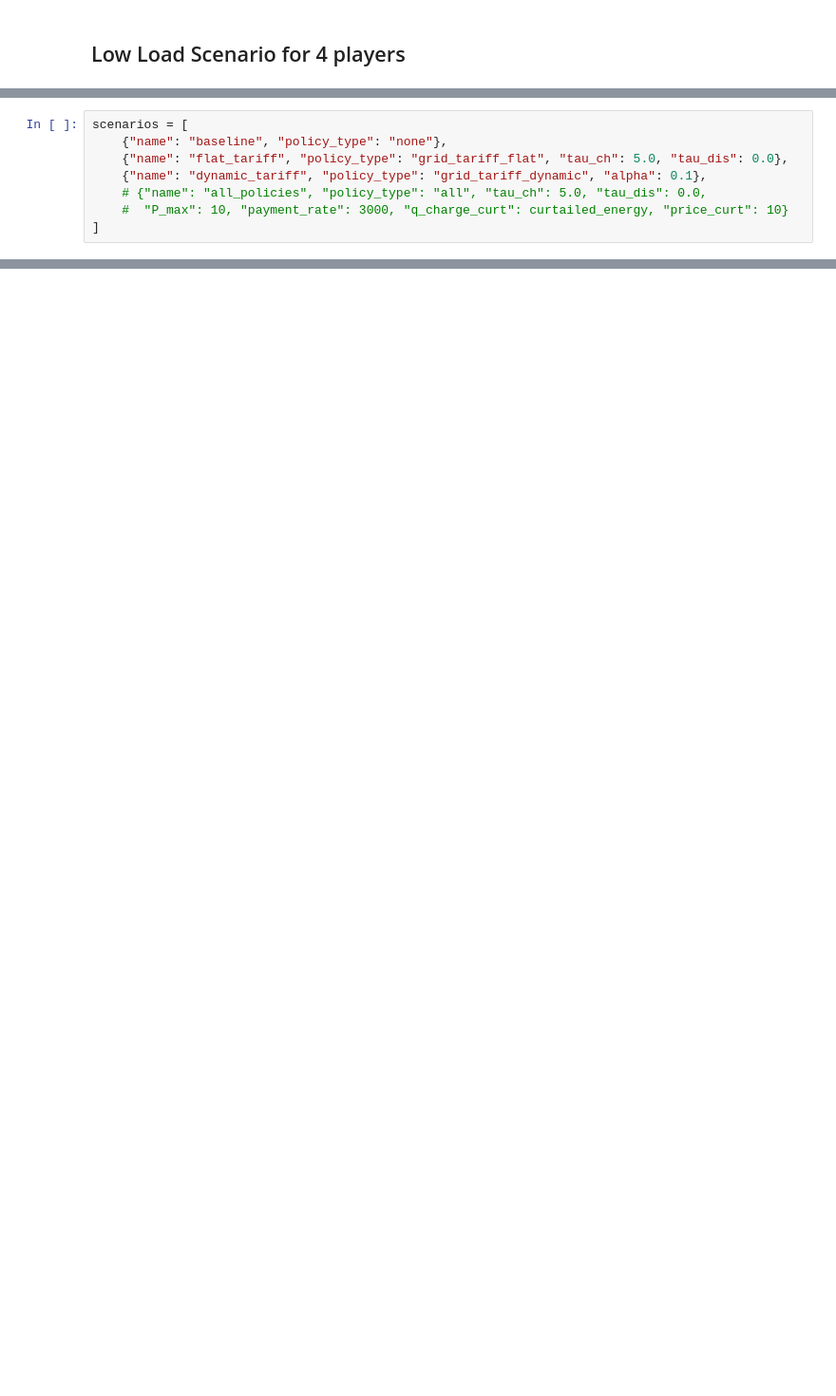
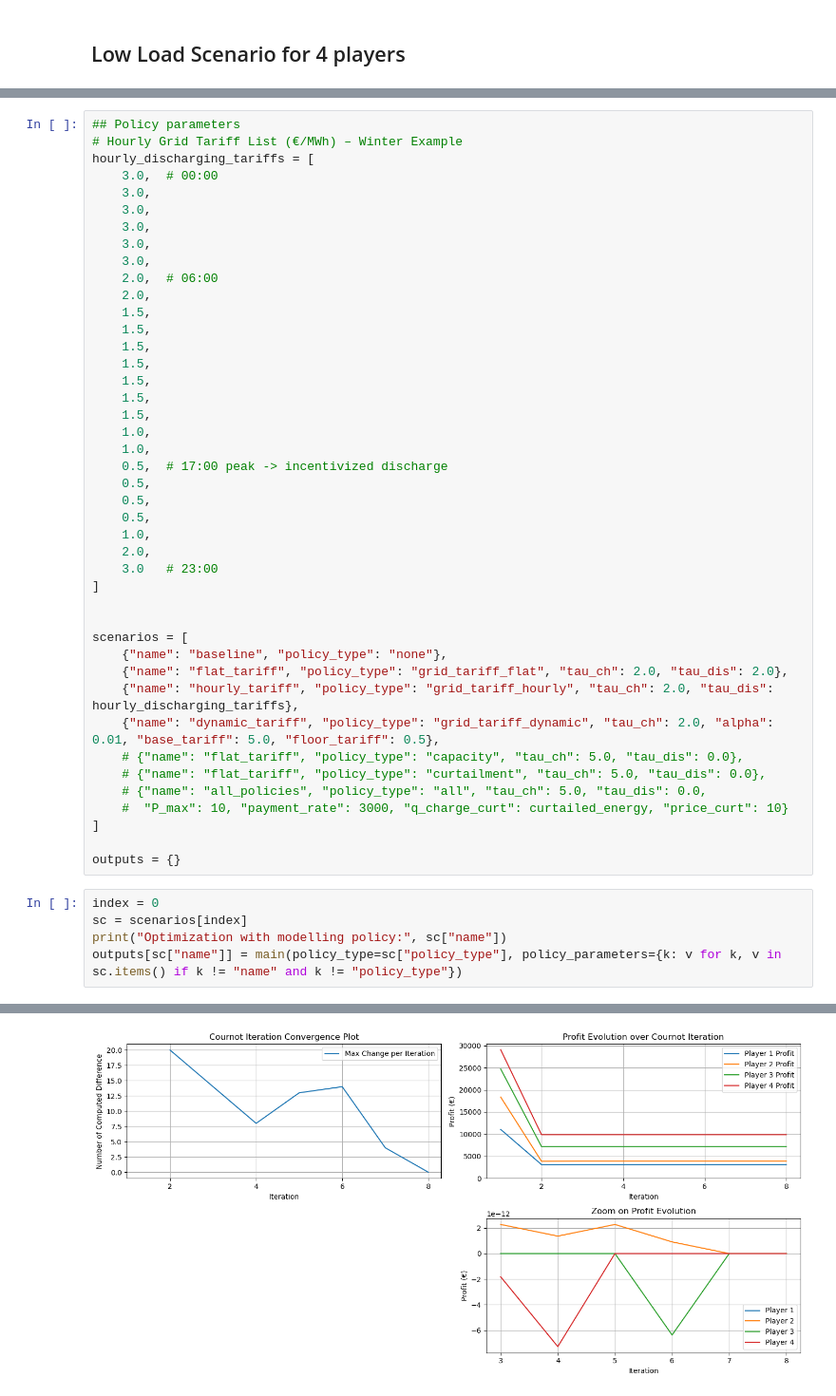
Before and after one commit to s233239/Master-thesis-code, a Jupyter notebook: final version/scenario_results.ipynb, the cells around one changed output, grey strips where cells are left out. Shown at 95% size. Drawn from its saved outputs; the diff is of its cells as text; blank space fills up the shorter version.

```diff
--- a/final version/scenario_results.ipynb
+++ b/final version/scenario_results.ipynb
@@ -89,8 +91,49 @@ Optimization was successful. It converged in 8 iterations.
 # %%
+## Policy parameters
+# Hourly Grid Tariff List (€/MWh) – Winter Example
+hourly_discharging_tariffs = [
+    3.0,  # 00:00
+    3.0,
+    3.0,
+    3.0,
+    3.0,
+    3.0,
+    2.0,  # 06:00
+    2.0,
+    1.5,
+    1.5,
+    1.5,
+    1.5,
+    1.5,
+    1.5,
+    1.5,
+    1.0,
+    1.0,
+    0.5,  # 17:00 peak -> incentivized discharge
+    0.5,
+    0.5,
+    0.5,
+    1.0,
+    2.0,
+    3.0   # 23:00
+]
+
+
 scenarios = [
     {"name": "baseline", "policy_type": "none"},
-    {"name": "flat_tariff", "policy_type": "grid_tariff_flat", "tau_ch": 5.0, "tau_dis": 0.0},
-    {"name": "dynamic_tariff", "policy_type": "grid_tariff_dynamic", "alpha": 0.1},
+    {"name": "flat_tariff", "policy_type": "grid_tariff_flat", "tau_ch": 2.0, "tau_dis": 2.0},
+    {"name": "hourly_tariff", "policy_type": "grid_tariff_hourly", "tau_ch": 2.0, "tau_dis": hourly_discharging_tariffs},
+    {"name": "dynamic_tariff", "policy_type": "grid_tariff_dynamic", "tau_ch": 2.0, "alpha": 0.01, "base_tariff": 5.0, "floor_tariff": 0.5},
+    # {"name": "flat_tariff", "policy_type": "capacity", "tau_ch": 5.0, "tau_dis": 0.0},
+    # {"name": "flat_tariff", "policy_type": "curtailment", "tau_ch": 5.0, "tau_dis": 0.0},
     # {"name": "all_policies", "policy_type": "all", "tau_ch": 5.0, "tau_dis": 0.0,
     #  "P_max": 10, "payment_rate": 3000, "q_charge_curt": curtailed_energy, "price_curt": 10}
 ]
+
+outputs = {}
+# %%
+index = 0
+sc = scenarios[index]
+print("Optimization with modelling policy:", sc["name"])
+outputs[sc["name"]] = main(policy_type=sc["policy_type"], policy_parameters={k: v for k, v in sc.items() if k != "name" and k != "policy_type"})
+# %% [output]
@@ -96,0 +155 @@ scenarios = [
+[figure, added]
```
Also changed, not shown: parts of 8 cells of this notebook, 3 other files.
